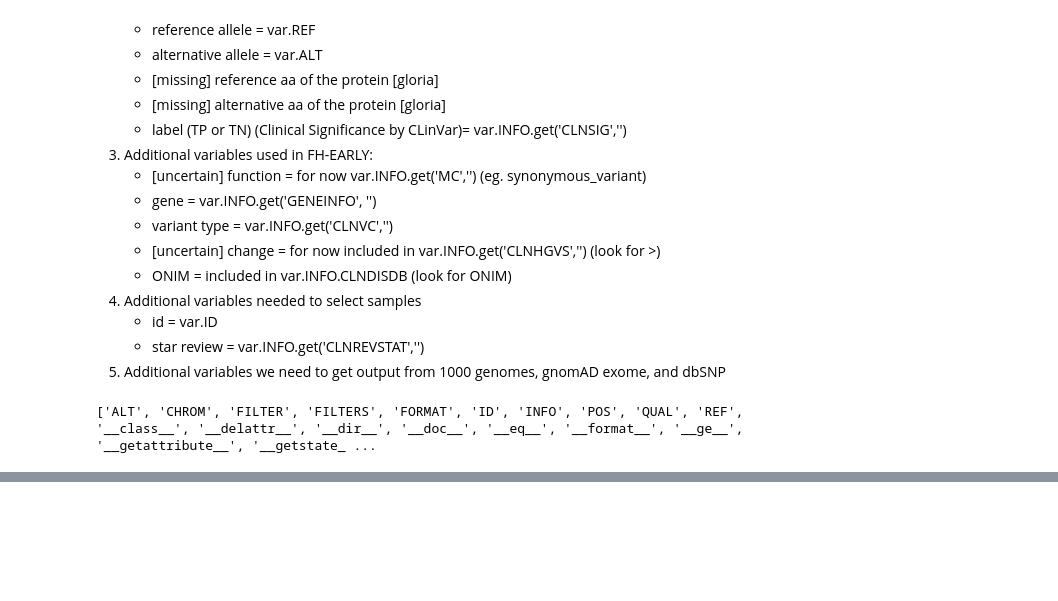
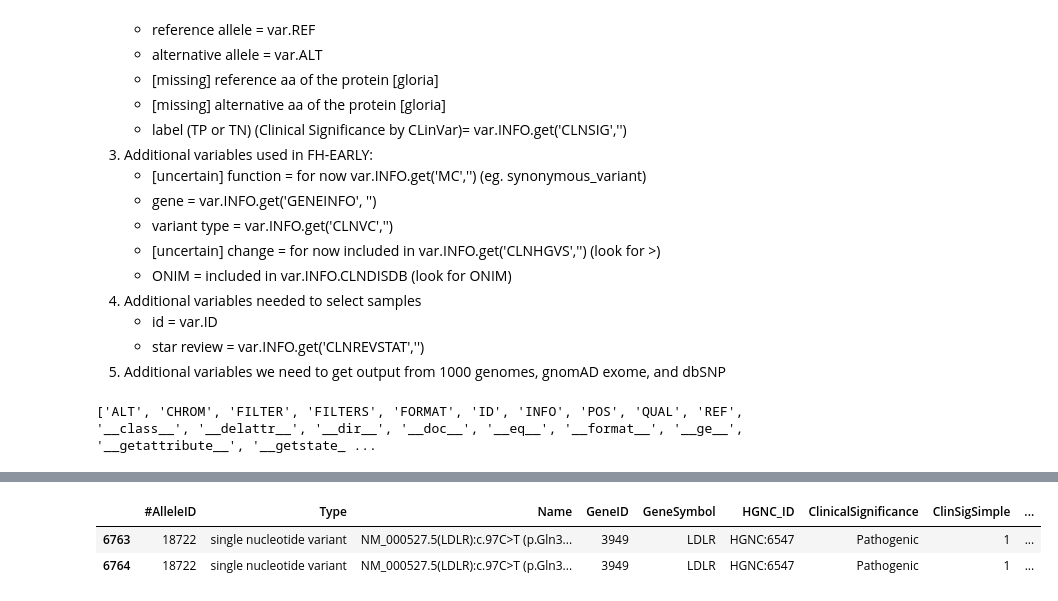
Before and after one commit to gpietrop/CATT, a Jupyter notebook: get_data_from_vcf.ipynb, the cells around one changed output, grey strips where cells are left out. Cells and saved outputs as stored; diff of their text form; code cells hidden in the pictures; blank space fills up the shorter version.

```diff
--- a/get_data_from_vcf.ipynb
+++ b/get_data_from_vcf.ipynb
@@ -88,0 +151,6 @@ df
+# %%
+sum_df.loc[sum_df['#AlleleID']==18722]
+# %% [output]
+|  | #AlleleID | Type | Name | GeneID | GeneSymbol | HGNC_ID | ClinicalSignificance | ClinSigSimple | ... |
+| 6763 | 18722 | single nucleotide variant | NM_000527.5(LDLR):c.97C>T (p.Gln3... | 3949 | LDLR | HGNC:6547 | Pathogenic | 1 | ... |
+| 6764 | 18722 | single nucleotide variant | NM_000527.5(LDLR):c.97C>T (p.Gln3... | 3949 | LDLR | HGNC:6547 | Pathogenic | 1 | ... |
```
Also changed, not shown: parts of 11 cells of this notebook, 1 other file.
